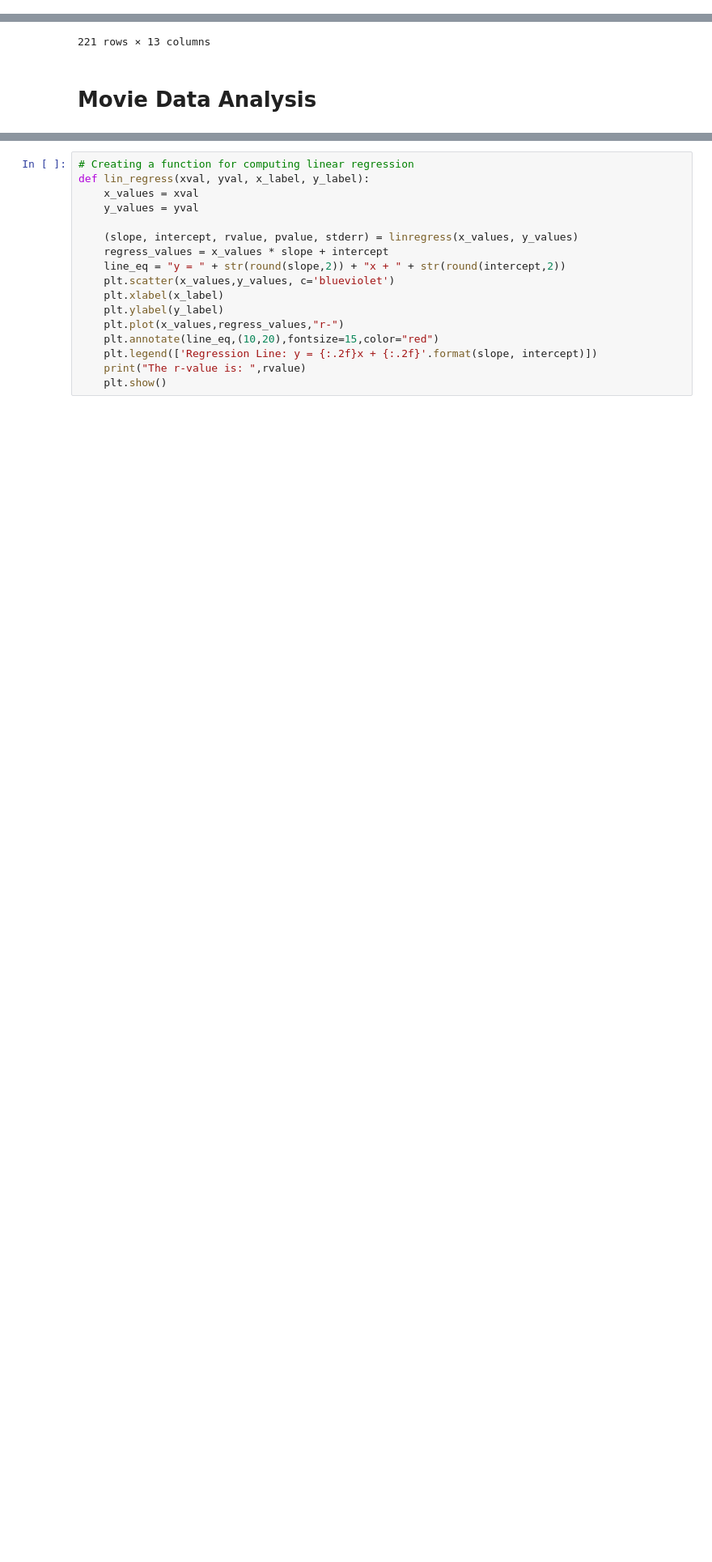
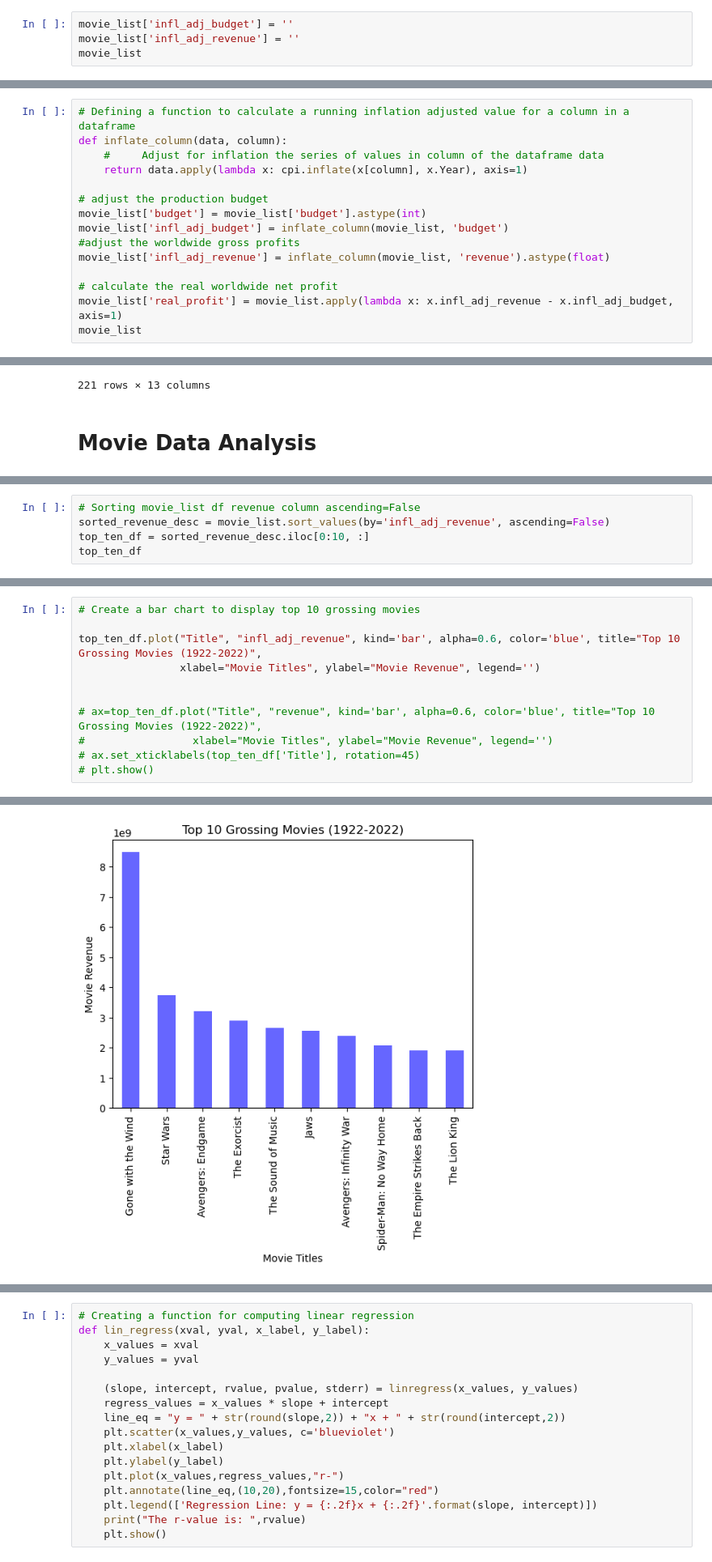
Before and after one commit to Mitajoshi/BC-Project-1, a Jupyter notebook: movie_analysis.ipynb, the cells around one changed output, grey strips where cells are left out. Shown at 81% size. Cells and saved outputs as stored; diff of their text form; blank space fills up the shorter version.

```diff
--- a/movie_analysis.ipynb
+++ b/movie_analysis.ipynb
@@ -378,0 +388,4 @@ movie_list["revenue"].min()
+# %%
+movie_list['infl_adj_budget'] = ''
+movie_list['infl_adj_revenue'] = ''
+movie_list
@@ -378,0 +406,15 @@ movie_list["revenue"].min()
+# %%
+# Defining a function to calculate a running inflation adjusted value for a column in a dataframe
+def inflate_column(data, column):
+    #     Adjust for inflation the series of values in column of the dataframe data
+    return data.apply(lambda x: cpi.inflate(x[column], x.Year), axis=1)
+
+# adjust the production budget
+movie_list['budget'] = movie_list['budget'].astype(int)
+movie_list['infl_adj_budget'] = inflate_column(movie_list, 'budget')
+#adjust the worldwide gross profits
+movie_list['infl_adj_revenue'] = inflate_column(movie_list, 'revenue').astype(float)
+
+# calculate the real worldwide net profit
+movie_list['real_profit'] = movie_list.apply(lambda x: x.infl_adj_revenue - x.infl_adj_budget, axis=1)
+movie_list
@@ -451,3 +502,8 @@ movie_list
 | 248 | The Help | 2011 | 50014 | tt1454029 | Drama | 146 | 25000000 | 216639112 | United States of America | ... |
 | 249 | Beauty and the Beast | 1991 | 10020 | tt0101414 | Romance, Family, Animation, Fantasy | 84 | 25000000 | 424967620 | United States of America | ... |
 221 rows × 14 columns
+# %%
+# Sorting movie_list df revenue column ascending=False
+sorted_revenue_desc = movie_list.sort_values(by='infl_adj_revenue', ascending=False)
+top_ten_df = sorted_revenue_desc.iloc[0:10, :]
+top_ten_df
@@ -453,0 +522,12 @@ movie_list
+# %%
+# Create a bar chart to display top 10 grossing movies
+
+top_ten_df.plot("Title", "infl_adj_revenue", kind='bar', alpha=0.6, color='blue', title="Top 10 Grossing Movies (1922-2022)",
+                xlabel="Movie Titles", ylabel="Movie Revenue", legend='')
+
+
+# ax=top_ten_df.plot("Title", "revenue", kind='bar', alpha=0.6, color='blue', title="Top 10 Grossing Movies (1922-2022)",
+#                 xlabel="Movie Titles", ylabel="Movie Revenue", legend='')
+# ax.set_xticklabels(top_ten_df['Title'], rotation=45)
+# plt.show()
+# %% [output]
@@ -454,2 +535,3 @@ movie_list
+[figure, added]
 # %%
 # Create a bar chart based upon the above data
```
Also changed, not shown: parts of 8 cells of this notebook.
